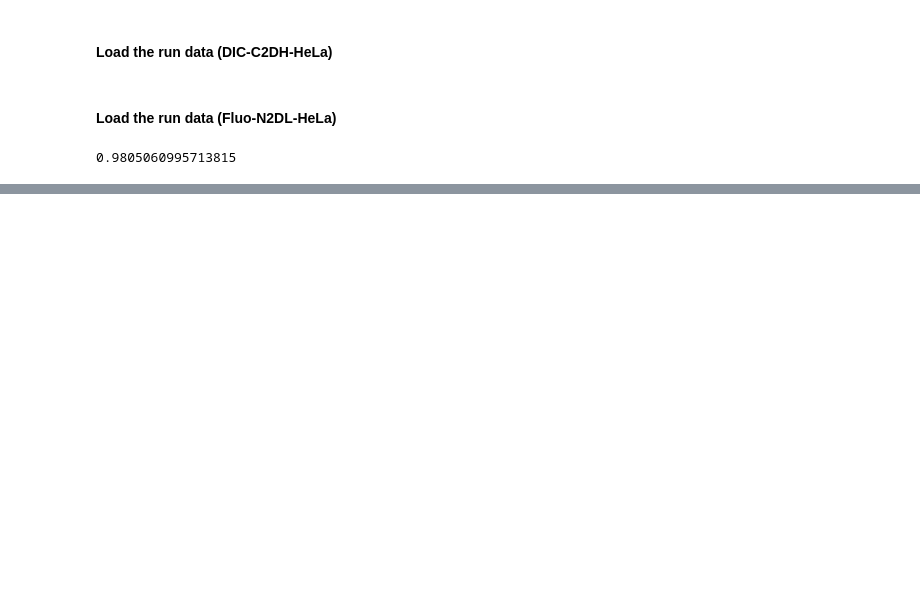
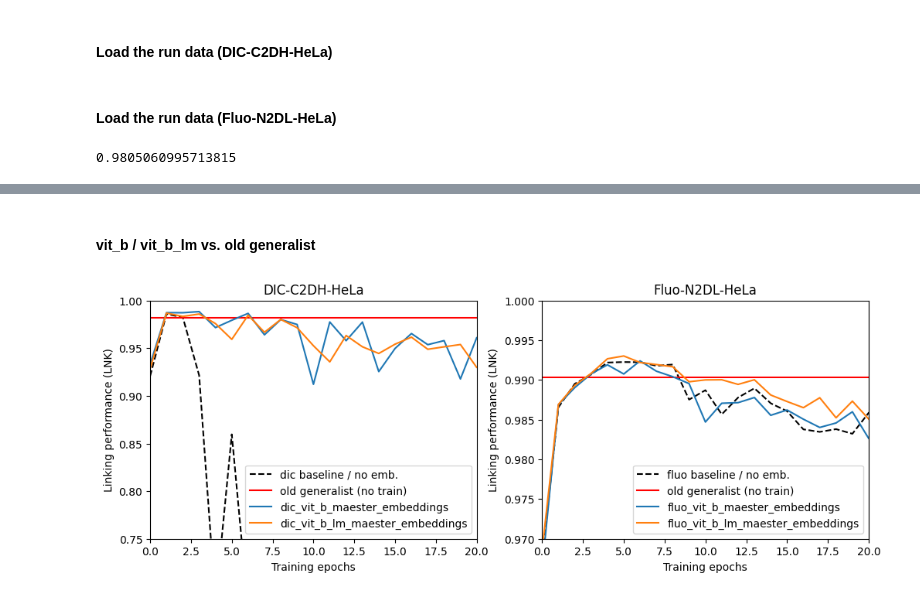
Before and after one commit to MIDL26-Short-Tracking/figures, a Jupyter notebook: embedding_effects/create_fig.ipynb, the cells around one changed output, grey strips where cells are left out. Drawn from its saved outputs; the diff is of its cells as text; code cells hidden in the pictures; blank space fills up the shorter version.

```diff
--- a/embedding_effects/create_fig.ipynb
+++ b/embedding_effects/create_fig.ipynb
@@ -234,0 +301,51 @@ NameError: name 'original_maester_embeddings' is not defined
+# %% [markdown]
+#### vit_b / vit_b_lm vs. old generalist
+# %%
+mma_general_2d_fluo = 0.990371
+mma_general_2d_dic = 0.981536
+# %%
+fig, ax = plt.subplots(1,2, figsize=(12,4))
+
+#ax.flat[0].plot(dic_original_maester_embeddings[:100], label='centroid_maester')
+ax.flat[0].plot(dic_baseline_no_embeddings[:100], label='dic baseline / no emb.', color='black', linestyle='dashed')
+
+ax.flat[0].axhline(mma_general_2d_dic, color='red', label='old generalist (no train)')
+
+#ax.flat[0].plot(dic_vit_b_maester_embeddings[:100], label='centroid_vit_b')
+ax.flat[0].plot(dic_vit_b_maester_embeddings[:100], label='dic_vit_b_maester_embeddings')
+
+#ax.flat[0].plot(mma_dic_vit_b_maester_embeddings[:100], label='mma_vit_b')
+ax.flat[0].plot(dic_vit_b_lm_maester_embeddings[:100], label='dic_vit_b_lm_maester_embeddings')
+
+
+ax.flat[0].set_ylabel("Linking performance (LNK)")
+ax.flat[0].set_xlabel("Training epochs")
+
+ax.flat[0].legend()
+ax.flat[0].set_title("DIC-C2DH-HeLa")
+
+ax.flat[0].set_ylim(0.75, 1.0)
+ax.flat[0].set_xlim(0, 20)
+
+#ax.flat[1].plot(fluo_original_maester_embeddings[:100], label='centroid_maester')
+ax.flat[1].plot(fluo_baseline_no_embeddings[:100], label='fluo baseline / no emb.', color='black', linestyle='dashed')
+
+ax.flat[1].axhline(mma_general_2d_fluo, color='red', label='old generalist (no train)')
+#ax.flat[1].plot(fluo_vit_b_maester_embeddings[:100], label='centroid_vit_b')
+ax.flat[1].plot(fluo_vit_b_maester_embeddings[:100], label='fluo_vit_b_maester_embeddings')
+
+#ax.flat[1].plot(mma_fluo_vit_b_maester_embeddings[:100], label='mma_vit_b')
+ax.flat[1].plot(fluo_vit_b_lm_maester_embeddings[:100], label='fluo_vit_b_lm_maester_embeddings')
+
+ax.flat[1].set_ylabel("Linking performance (LNK)")
+ax.flat[1].set_xlabel("Training epochs")
+
+ax.flat[1].legend()
+ax.flat[1].set_title("Fluo-N2DL-HeLa")
+
+ax.flat[1].set_ylim(0.97, 1.0)
+ax.flat[1].set_xlim(0, 20)
+
+plt.savefig("fluo_dic_draft.png")
+# %% [output]
+[figure, added]
```
Also changed, not shown: parts of 10 cells of this notebook.
